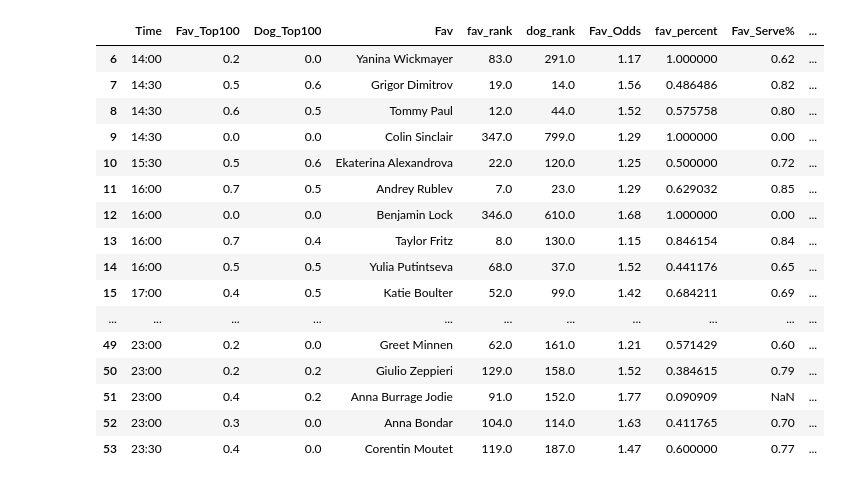
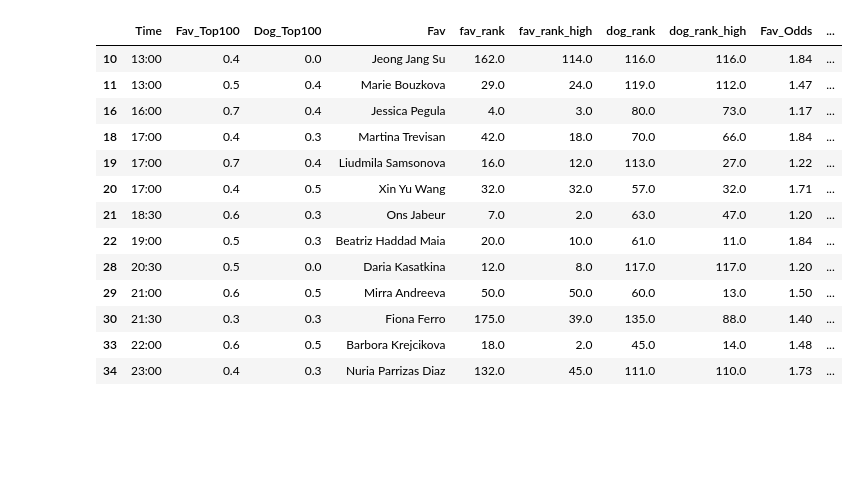
Before and after one commit to Witwolski/tennis_atp, a Jupyter notebook: _hard.ipynb, the cells around one changed output. Drawn from its saved outputs; the diff is of its cells as text; code cells hidden in the pictures; blank space fills up the shorter version.

```diff
--- a/_hard.ipynb
+++ b/_hard.ipynb
@@ -1,30 +1,29 @@
 # %%
 import pandas as pd
 from sqlalchemy import create_engine
 import pandas as pd
 import numpy as np
 import datetime
 devengine = create_engine("sqlite:///C:/Git/tennis_atp/database/bets_sqllite.db")
 time_now = datetime.datetime.now()
 time_now_formatted = time_now.strftime("%Y-%m-%d")
 hard_today=pd.read_pickle('.\Hard_Today')
 hard_today=hard_today[hard_today['Resulted']=='False']
-hard_today[['Time','Fav_Top100','Dog_Top100','Fav','fav_rank','dog_rank','Fav_Odds','fav_percent','Fav_Serve%','Fav_Return%','fav_last_five_win_perc','Dog','Dog_Odds','dog_percent','Dog_Serve%','Dog_Return%','dog_last_five_win_perc']]
+hard_today=hard_today[hard_today['Sex']=='Womens']
+#hard_today=hard_today[hard_today['fav_rank_high']>hard_today['dog_rank_high']]
+hard_today[['Time','Fav_Top100','Dog_Top100','Fav','fav_rank','fav_rank_high','dog_rank','dog_rank_high','Fav_Odds','fav_percent','Fav_Serve%','Fav_Return%','fav_last_five_win_perc','Dog','Dog_Odds','dog_percent','Dog_Serve%','Dog_Return%','dog_last_five_win_perc']]
 # %% [output]
-|  | Time | Fav_Top100 | Dog_Top100 | Fav | fav_rank | dog_rank | Fav_Odds | fav_percent | Fav_Serve% | ... |
-| 6 | 14:00 | 0.2 | 0.0 | Yanina Wickmayer | 83.0 | 291.0 | 1.17 | 1.000000 | 0.62 | ... |
-| 7 | 14:30 | 0.5 | 0.6 | Grigor Dimitrov | 19.0 | 14.0 | 1.56 | 0.486486 | 0.82 | ... |
-| 8 | 14:30 | 0.6 | 0.5 | Tommy Paul | 12.0 | 44.0 | 1.52 | 0.575758 | 0.80 | ... |
-| 9 | 14:30 | 0.0 | 0.0 | Colin Sinclair | 347.0 | 799.0 | 1.29 | 1.000000 | 0.00 | ... |
-| 10 | 15:30 | 0.5 | 0.6 | Ekaterina Alexandrova | 22.0 | 120.0 | 1.25 | 0.500000 | 0.72 | ... |
-| 11 | 16:00 | 0.7 | 0.5 | Andrey Rublev | 7.0 | 23.0 | 1.29 | 0.629032 | 0.85 | ... |
-| 12 | 16:00 | 0.0 | 0.0 | Benjamin Lock | 346.0 | 610.0 | 1.68 | 1.000000 | 0.00 | ... |
-| 13 | 16:00 | 0.7 | 0.4 | Taylor Fritz | 8.0 | 130.0 | 1.15 | 0.846154 | 0.84 | ... |
-| 14 | 16:00 | 0.5 | 0.5 | Yulia Putintseva | 68.0 | 37.0 | 1.52 | 0.441176 | 0.65 | ... |
-| 15 | 17:00 | 0.4 | 0.5 | Katie Boulter | 52.0 | 99.0 | 1.42 | 0.684211 | 0.69 | ... |
-| ... | ... | ... | ... | ... | ... | ... | ... | ... | ... | ... |
-| 49 | 23:00 | 0.2 | 0.0 | Greet Minnen | 62.0 | 161.0 | 1.21 | 0.571429 | 0.60 | ... |
-| 50 | 23:00 | 0.2 | 0.2 | Giulio Zeppieri | 129.0 | 158.0 | 1.52 | 0.384615 | 0.79 | ... |
-| 51 | 23:00 | 0.4 | 0.2 | Anna Burrage Jodie | 91.0 | 152.0 | 1.77 | 0.090909 | NaN | ... |
-| 52 | 23:00 | 0.3 | 0.0 | Anna Bondar | 104.0 | 114.0 | 1.63 | 0.411765 | 0.70 | ... |
-| 53 | 23:30 | 0.4 | 0.0 | Corentin Moutet | 119.0 | 187.0 | 1.47 | 0.600000 | 0.77 | ... |
+|  | Time | Fav_Top100 | Dog_Top100 | Fav | fav_rank | fav_rank_high | dog_rank | dog_rank_high | Fav_Odds | ... |
+| 10 | 13:00 | 0.4 | 0.0 | Jeong Jang Su | 162.0 | 114.0 | 116.0 | 116.0 | 1.84 | ... |
+| 11 | 13:00 | 0.5 | 0.4 | Marie Bouzkova | 29.0 | 24.0 | 119.0 | 112.0 | 1.47 | ... |
+| 16 | 16:00 | 0.7 | 0.4 | Jessica Pegula | 4.0 | 3.0 | 80.0 | 73.0 | 1.17 | ... |
+| 18 | 17:00 | 0.4 | 0.3 | Martina Trevisan | 42.0 | 18.0 | 70.0 | 66.0 | 1.84 | ... |
+| 19 | 17:00 | 0.7 | 0.4 | Liudmila Samsonova | 16.0 | 12.0 | 113.0 | 27.0 | 1.22 | ... |
+| 20 | 17:00 | 0.4 | 0.5 | Xin Yu Wang | 32.0 | 32.0 | 57.0 | 32.0 | 1.71 | ... |
+| 21 | 18:30 | 0.6 | 0.3 | Ons Jabeur | 7.0 | 2.0 | 63.0 | 47.0 | 1.20 | ... |
+| 22 | 19:00 | 0.5 | 0.3 | Beatriz Haddad Maia | 20.0 | 10.0 | 61.0 | 11.0 | 1.84 | ... |
+| 28 | 20:30 | 0.5 | 0.0 | Daria Kasatkina | 12.0 | 8.0 | 117.0 | 117.0 | 1.20 | ... |
+| 29 | 21:00 | 0.6 | 0.5 | Mirra Andreeva | 50.0 | 50.0 | 60.0 | 13.0 | 1.50 | ... |
+| 30 | 21:30 | 0.3 | 0.3 | Fiona Ferro | 175.0 | 39.0 | 135.0 | 88.0 | 1.40 | ... |
+| 33 | 22:00 | 0.6 | 0.5 | Barbora Krejcikova | 18.0 | 2.0 | 45.0 | 14.0 | 1.48 | ... |
+| 34 | 23:00 | 0.4 | 0.3 | Nuria Parrizas Diaz | 132.0 | 45.0 | 111.0 | 110.0 | 1.73 | ... |
```
Also changed, not shown: parts of 2 cells of this notebook, 3 other files.
